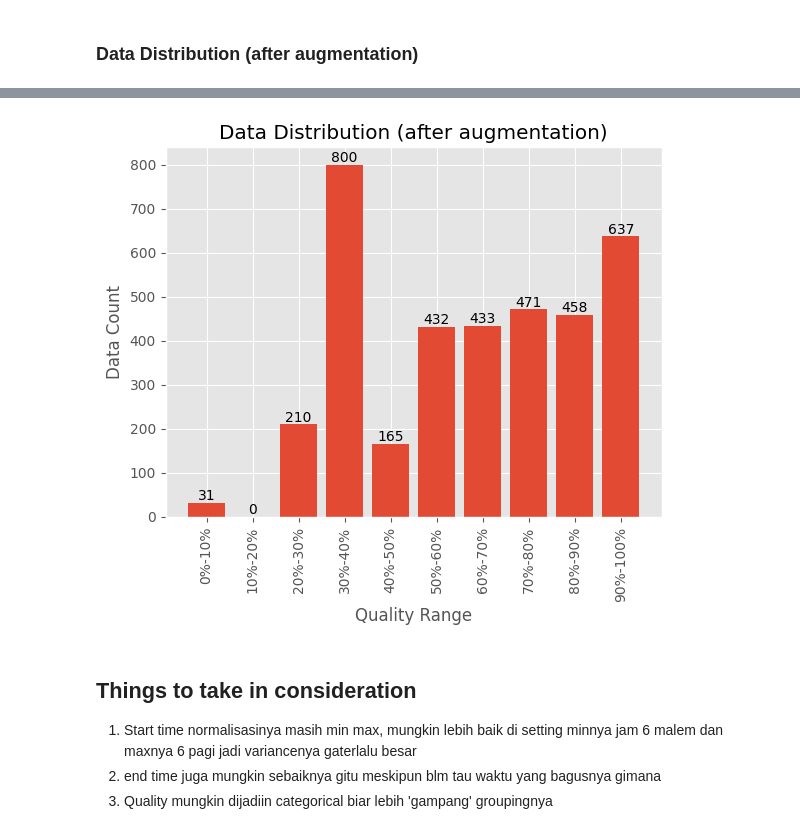
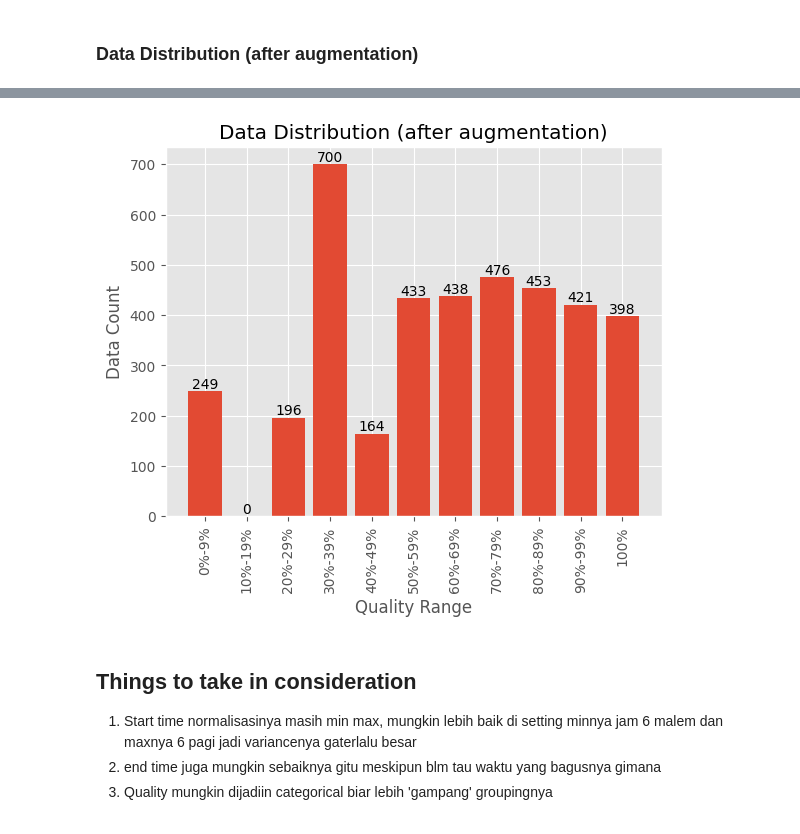
Before and after one commit to Turu-Bangkit/ml, a Jupyter notebook: predict_sleep_quality4.ipynb, the cells around one changed output, grey strips where cells are left out. Drawn from its saved outputs; the diff is of its cells as text; code cells hidden in the pictures.

```diff
--- a/predict_sleep_quality4.ipynb
+++ b/predict_sleep_quality4.ipynb
@@ -484,10 +493,11 @@ five_six = augmented_data.loc[(augmented_data["quality"] >= 0.5) & (augmented_da
 six_seven = augmented_data.loc[(augmented_data["quality"] >= 0.6) & (augmented_data["quality"] < 0.7)].count()["quality"]
 seven_eight = augmented_data.loc[(augmented_data["quality"] >= 0.7) & (augmented_data["quality"] < 0.8)].count()["quality"]
 eight_nine = augmented_data.loc[(augmented_data["quality"] >= 0.8) & (augmented_data["quality"] < 0.9)].count()["quality"]
-nine_ten = augmented_data.loc[augmented_data["quality"] >= 0.9].count()["quality"]
+nine_ten = augmented_data.loc[(augmented_data["quality"] >= 0.9) & (augmented_data["quality"] < 1)].count()["quality"]
+ten = augmented_data.loc[augmented_data["quality"] >= 1].count()["quality"]
 
-qualities = [zero_one, one_two, two_three, three_four, four_five, five_six, six_seven, seven_eight, eight_nine, nine_ten]
-labels = ["0-0.1", "0.1-0.2", "0.2-0.3", "0.3-0.4", "0.4-0.5", "0.5-0.6", "0.6-0.7", "0.7-0.8", "0.8-0.9", "0.9-1"]
+qualities = [zero_one, one_two, two_three, three_four, four_five, five_six, six_seven, seven_eight, eight_nine, nine_ten, ten]
+labels = ["0-0.1", "0.1-0.2", "0.2-0.3", "0.3-0.4", "0.4-0.5", "0.5-0.6", "0.6-0.7", "0.7-0.8", "0.8-0.9", "0.9-1", "> 1"]
 
 plt.style.use("ggplot")
 
@@ -535,10 +545,11 @@ five_six = augmented_df.loc[(augmented_df["quality"] >= 0.5) & (augmented_df["qu
 six_seven = augmented_df.loc[(augmented_df["quality"] >= 0.6) & (augmented_df["quality"] < 0.7)].count()["quality"]
 seven_eight = augmented_df.loc[(augmented_df["quality"] >= 0.7) & (augmented_df["quality"] < 0.8)].count()["quality"]
 eight_nine = augmented_df.loc[(augmented_df["quality"] >= 0.8) & (augmented_df["quality"] < 0.9)].count()["quality"]
-nine_ten = augmented_df.loc[augmented_df["quality"] >= 0.9].count()["quality"]
+nine_ten = augmented_df.loc[(augmented_df["quality"] >= 0.9) & (augmented_df["quality"] < 1)].count()["quality"]
+ten = augmented_df.loc[augmented_df["quality"] >= 1].count()["quality"]
 
-qualities = [zero_one, one_two, two_three, three_four, four_five, five_six, six_seven, seven_eight, eight_nine, nine_ten]
-labels = ["0-0.1", "0.1-0.2", "0.2-0.3", "0.3-0.4", "0.4-0.5", "0.5-0.6", "0.6-0.7", "0.7-0.8", "0.8-0.9", "0.9-1"]
+qualities = [zero_one, one_two, two_three, three_four, four_five, five_six, six_seven, seven_eight, eight_nine, nine_ten, ten]
+labels = ["0-0.1", "0.1-0.2", "0.2-0.3", "0.3-0.4", "0.4-0.5", "0.5-0.6", "0.6-0.7", "0.7-0.8", "0.8-0.9", "0.9-1", "> 1"]
 
 plt.style.use("ggplot")
 
@@ -582,0 +578,3 @@ augmented_real_data
+# %%
+one_quality = augmented_df[augmented_df["quality"] == 1]
+one_quality.index
@@ -582,0 +586,7 @@ augmented_real_data
+# %%
+augmented_real_data = augmented_real_data.astype(int)
+
+for index in one_quality.index:
+    augmented_real_data["quality"][index] = 100
+
+augmented_real_data
@@ -583,36 +607,37 @@ augmented_real_data
 # %%
 import matplotlib.pyplot as plt
 
 zero_one = augmented_real_data.loc[augmented_real_data["quality"] < 10].count()["quality"]
 one_two = augmented_real_data.loc[(augmented_real_data["quality"] >= 10) & (augmented_real_data["quality"] < 20)].count()["quality"]
 two_three = augmented_real_data.loc[(augmented_real_data["quality"] >= 20) & (augmented_real_data["quality"] < 30)].count()["quality"]
 three_four = augmented_real_data.loc[(augmented_real_data["quality"] >= 30) & (augmented_real_data["quality"] < 40)].count()["quality"]
 four_five = augmented_real_data.loc[(augmented_real_data["quality"] >= 40) & (augmented_real_data["quality"] < 50)].count()["quality"]
 five_six = augmented_real_data.loc[(augmented_real_data["quality"] >= 50) & (augmented_real_data["quality"] < 60)].count()["quality"]
 six_seven = augmented_real_data.loc[(augmented_real_data["quality"] >= 60) & (augmented_real_data["quality"] < 70)].count()["quality"]
 seven_eight = augmented_real_data.loc[(augmented_real_data["quality"] >= 70) & (augmented_real_data["quality"] < 80)].count()["quality"]
 eight_nine = augmented_real_data.loc[(augmented_real_data["quality"] >= 80) & (augmented_real_data["quality"] < 90)].count()["quality"]
-nine_ten = augmented_real_data.loc[augmented_real_data["quality"] >= 90].count()["quality"]
+nine_ten = augmented_real_data.loc[(augmented_real_data["quality"] >= 90) & (augmented_real_data["quality"] < 100)].count()["quality"]
+ten = augmented_real_data.loc[augmented_real_data["quality"] >= 100].count()["quality"]
 
-qualities = [zero_one, one_two, two_three, three_four, four_five, five_six, six_seven, seven_eight, eight_nine, nine_ten]
-labels = ["0%-10%", "10%-20%", "20%-30%", "30%-40%", "40%-50%", "50%-60%", "60%-70%", "70%-80%", "80%-90%", "90%-100%"]
+qualities = [zero_one, one_two, two_three, three_four, four_five, five_six, six_seven, seven_eight, eight_nine, nine_ten, ten]
+labels = ["0%-9%", "10%-19%", "20%-29%", "30%-39%", "40%-49%", "50%-59%", "60%-69%", "70%-79%", "80%-89%", "90%-99%", "100%"]
 
 plt.style.use("ggplot")
 
 plt.bar(labels, qualities)
 
 for i, count in enumerate(qualities):
     plt.text(i, count, str(count), ha='center', va='bottom')
 
 plt.title("Data Distribution (after augmentation)")
 plt.xlabel("Quality Range")
 plt.ylabel("Data Count")
 
 plt.xticks(rotation=90)
 
 plt.show()
 # %% [output]
-[figure, old version]
+[figure, new version]
 # %% [markdown]
 ## Things to take in consideration
 1. Start time normalisasinya masih min max, mungkin lebih baik di setting minnya jam 6 malem dan maxnya 6 pagi jadi variancenya gaterlalu besar
```
Also changed, not shown: parts of 32 cells of this notebook, 1 other file.
